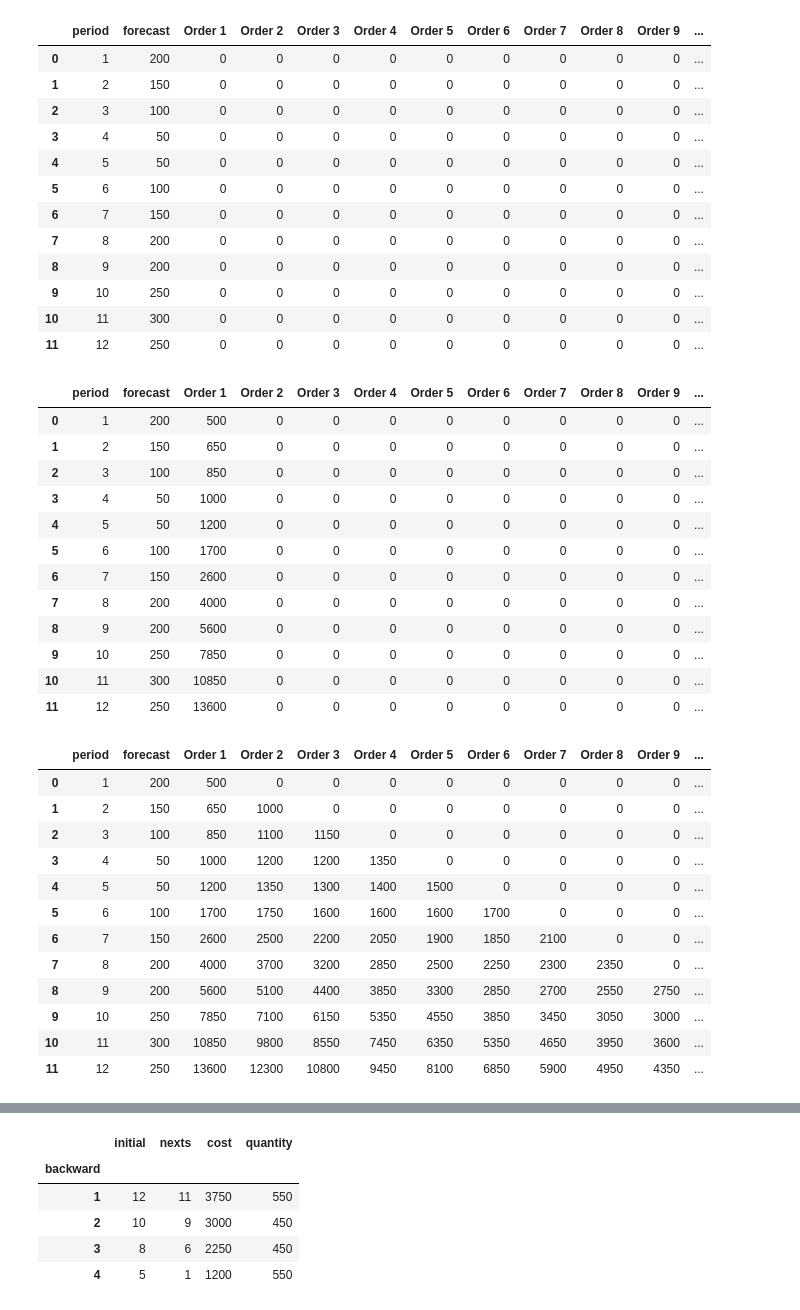
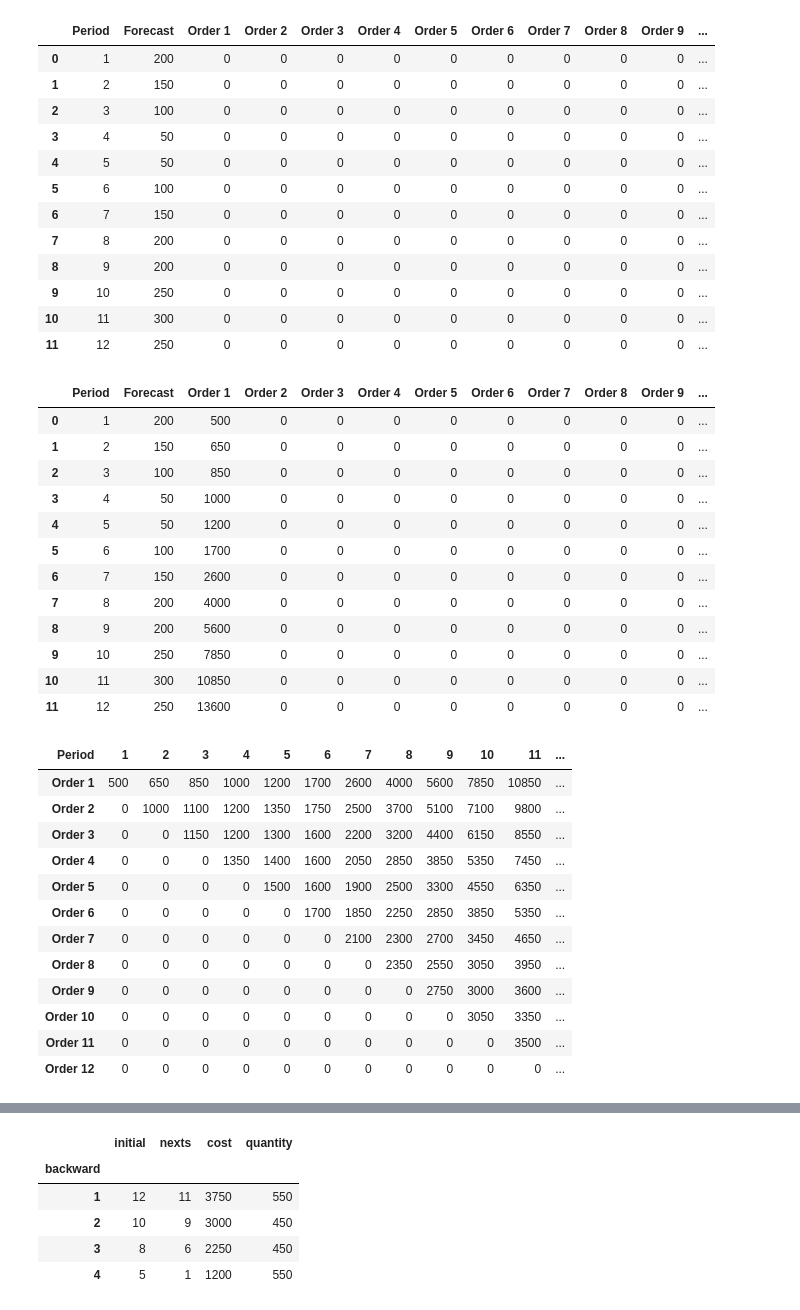
Before and after one commit to JednaKuna/planiranje_proizvodnje, a Jupyter notebook: izracun.ipynb, the cells around one changed output, grey strips where cells are left out. Saved outputs shown, nothing was run; the diff lists cells and outputs as text; code cells hidden in the pictures.

```diff
--- a/izracun.ipynb
+++ b/izracun.ipynb
@@ -12,7 +43,7 @@ trosak_proizvodnje = 3
 # %%
 # Izrada tablice za prikaz potražnje kroz vrijeme
 
-data = f.quantities_table(mjesecne_kolicine, vremenski_period)
+data = f.quantities_table(quantity_per_period, time_period)
 
 data
 # %% [output]
@@ -33,12 +64,12 @@ data
 # Izrada nove tablice u kojoj radimo izračun
 data_calc = data.copy()
 
-for i in data_calc['period'].unique():
+for i in data_calc['Period'].unique():
     data_calc['Order {}'.format(i)] = 0
 
 data_calc
 # %% [output]
-|  | period | forecast | Order 1 | Order 2 | Order 3 | Order 4 | Order 5 | Order 6 | Order 7 | Order 8 | Order 9 | ... |
+|  | Period | Forecast | Order 1 | Order 2 | Order 3 | Order 4 | Order 5 | Order 6 | Order 7 | Order 8 | Order 9 | ... |
 | 0 | 1 | 200 | 0 | 0 | 0 | 0 | 0 | 0 | 0 | 0 | 0 | ... |
 | 1 | 2 | 150 | 0 | 0 | 0 | 0 | 0 | 0 | 0 | 0 | 0 | ... |
 | 2 | 3 | 100 | 0 | 0 | 0 | 0 | 0 | 0 | 0 | 0 | 0 | ... |
@@ -53,11 +84,11 @@ data_calc
 | 11 | 12 | 250 | 0 | 0 | 0 | 0 | 0 | 0 | 0 | 0 | 0 | ... |
 # %%
 # Računanje mogućih troškova za prvi mjesec - Wagner-Within metoda
-data_calc = f.first_order(trosak_pripreme, trosak_skladistenja, data_calc)
+data_calc = f.first_order(setUp_cost, holding_cost, data_calc)
 
 data_calc
 # %% [output]
-|  | period | forecast | Order 1 | Order 2 | Order 3 | Order 4 | Order 5 | Order 6 | Order 7 | Order 8 | Order 9 | ... |
+|  | Period | Forecast | Order 1 | Order 2 | Order 3 | Order 4 | Order 5 | Order 6 | Order 7 | Order 8 | Order 9 | ... |
 | 0 | 1 | 200 | 500 | 0 | 0 | 0 | 0 | 0 | 0 | 0 | 0 | ... |
 | 1 | 2 | 150 | 650 | 0 | 0 | 0 | 0 | 0 | 0 | 0 | 0 | ... |
 | 2 | 3 | 100 | 850 | 0 | 0 | 0 | 0 | 0 | 0 | 0 | 0 | ... |
@@ -72,20 +103,21 @@ data_calc
 | 11 | 12 | 250 | 13600 | 0 | 0 | 0 | 0 | 0 | 0 | 0 | 0 | ... |
 # %%
 # Računanje mogućih troškova za sve ostale mjesece - Wagner-Within metoda
-data_calc = f.other_orders(trosak_pripreme, trosak_skladistenja, data_calc, vremenski_period)
+data_calc = f.other_orders(setUp_cost, holding_cost, data_calc, time_period)
+data_calc = data_calc.set_index('Period').drop(['Forecast'], axis = 1).T
 
 data_calc
 # %% [output]
-|  | period | forecast | Order 1 | Order 2 | Order 3 | Order 4 | Order 5 | Order 6 | Order 7 | Order 8 | Order 9 | ... |
-| 0 | 1 | 200 | 500 | 0 | 0 | 0 | 0 | 0 | 0 | 0 | 0 | ... |
-| 1 | 2 | 150 | 650 | 1000 | 0 | 0 | 0 | 0 | 0 | 0 | 0 | ... |
-| 2 | 3 | 100 | 850 | 1100 | 1150 | 0 | 0 | 0 | 0 | 0 | 0 | ... |
-| 3 | 4 | 50 | 1000 | 1200 | 1200 | 1350 | 0 | 0 | 0 | 0 | 0 | ... |
-| 4 | 5 | 50 | 1200 | 1350 | 1300 | 1400 | 1500 | 0 | 0 | 0 | 0 | ... |
-| 5 | 6 | 100 | 1700 | 1750 | 1600 | 1600 | 1600 | 1700 | 0 | 0 | 0 | ... |
-| 6 | 7 | 150 | 2600 | 2500 | 2200 | 2050 | 1900 | 1850 | 2100 | 0 | 0 | ... |
-| 7 | 8 | 200 | 4000 | 3700 | 3200 | 2850 | 2500 | 2250 | 2300 | 2350 | 0 | ... |
-| 8 | 9 | 200 | 5600 | 5100 | 4400 | 3850 | 3300 | 2850 | 2700 | 2550 | 2750 | ... |
-| 9 | 10 | 250 | 7850 | 7100 | 6150 | 5350 | 4550 | 3850 | 3450 | 3050 | 3000 | ... |
-| 10 | 11 | 300 | 10850 | 9800 | 8550 | 7450 | 6350 | 5350 | 4650 | 3950 | 3600 | ... |
-| 11 | 12 | 250 | 13600 | 12300 | 10800 | 9450 | 8100 | 6850 | 5900 | 4950 | 4350 | ... |
+| Period | 1 | 2 | 3 | 4 | 5 | 6 | 7 | 8 | 9 | 10 | 11 | ... |
+| Order 1 | 500 | 650 | 850 | 1000 | 1200 | 1700 | 2600 | 4000 | 5600 | 7850 | 10850 | ... |
+| Order 2 | 0 | 1000 | 1100 | 1200 | 1350 | 1750 | 2500 | 3700 | 5100 | 7100 | 9800 | ... |
+| Order 3 | 0 | 0 | 1150 | 1200 | 1300 | 1600 | 2200 | 3200 | 4400 | 6150 | 8550 | ... |
+| Order 4 | 0 | 0 | 0 | 1350 | 1400 | 1600 | 2050 | 2850 | 3850 | 5350 | 7450 | ... |
+| Order 5 | 0 | 0 | 0 | 0 | 1500 | 1600 | 1900 | 2500 | 3300 | 4550 | 6350 | ... |
+| Order 6 | 0 | 0 | 0 | 0 | 0 | 1700 | 1850 | 2250 | 2850 | 3850 | 5350 | ... |
+| Order 7 | 0 | 0 | 0 | 0 | 0 | 0 | 2100 | 2300 | 2700 | 3450 | 4650 | ... |
+| Order 8 | 0 | 0 | 0 | 0 | 0 | 0 | 0 | 2350 | 2550 | 3050 | 3950 | ... |
+| Order 9 | 0 | 0 | 0 | 0 | 0 | 0 | 0 | 0 | 2750 | 3000 | 3600 | ... |
+| Order 10 | 0 | 0 | 0 | 0 | 0 | 0 | 0 | 0 | 0 | 3050 | 3350 | ... |
+| Order 11 | 0 | 0 | 0 | 0 | 0 | 0 | 0 | 0 | 0 | 0 | 3500 | ... |
+| Order 12 | 0 | 0 | 0 | 0 | 0 | 0 | 0 | 0 | 0 | 0 | 0 | ... |
```
Also changed, not shown: parts of 17 cells of this notebook, 2 other files.
